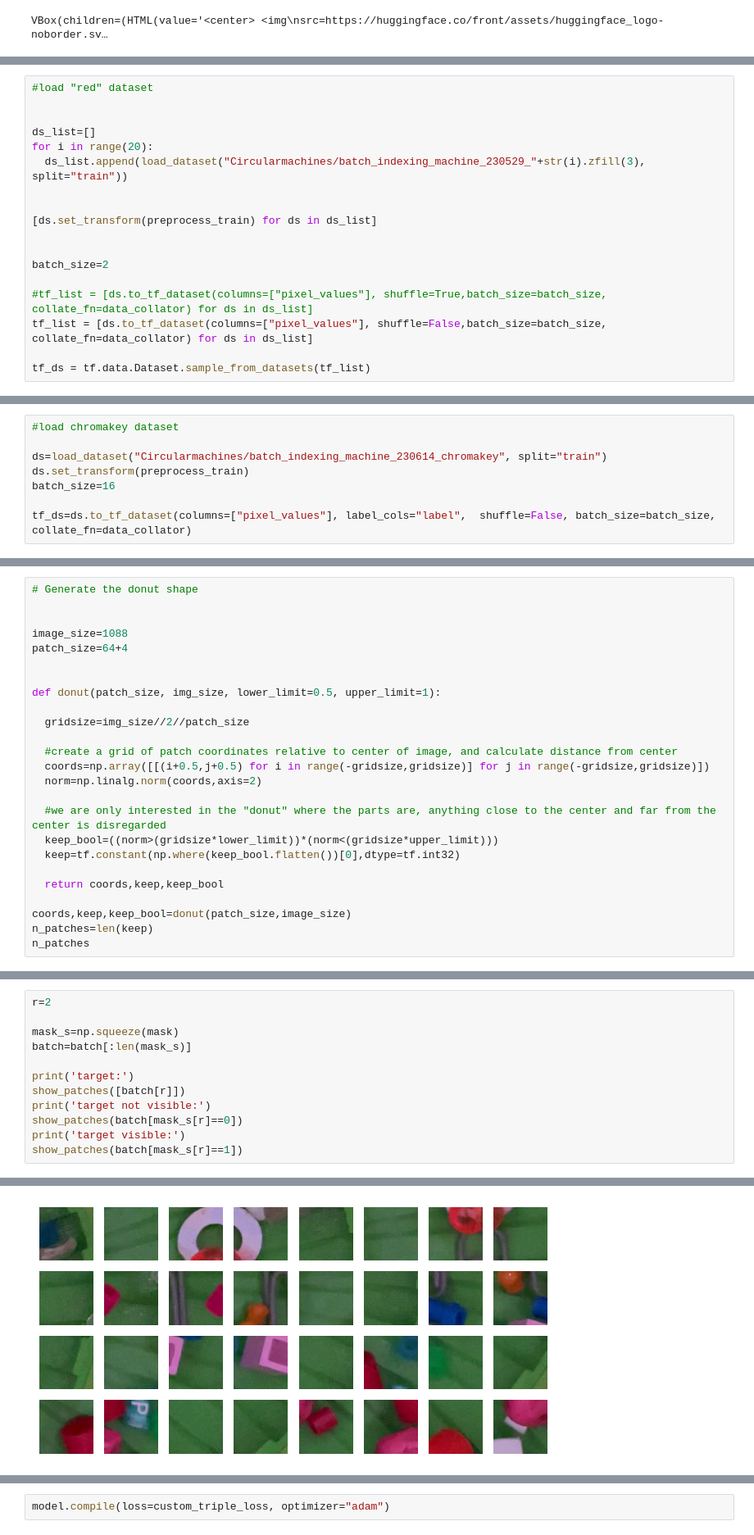
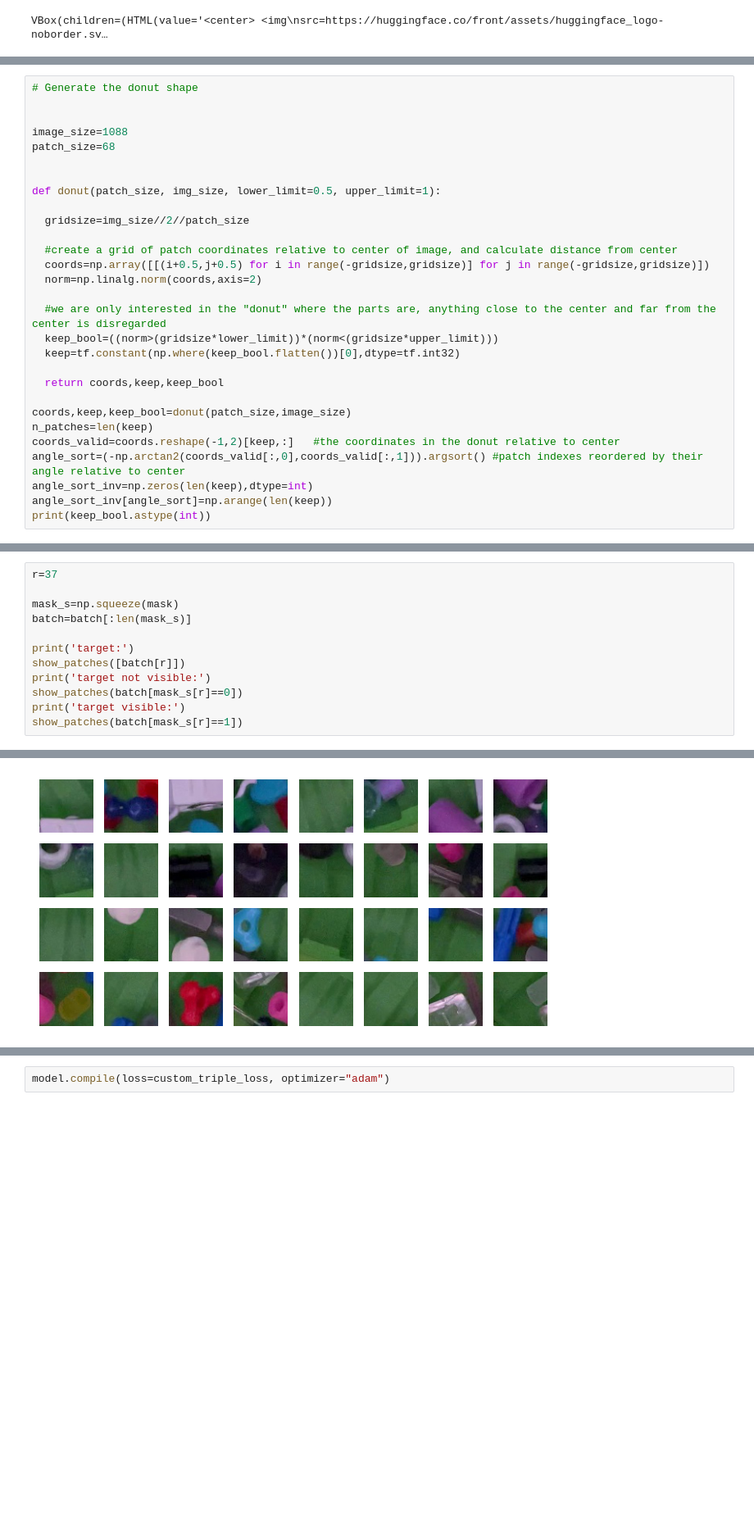
Before and after one commit to circularmachines/batch_indexing_machine, a Jupyter notebook: Train_foundation_model.ipynb, the cells around one changed output, grey strips where cells are left out. Shown at 82% size. Saved outputs shown, nothing was run; the diff lists cells and outputs as text; blank space fills up the shorter version.

```diff
--- a/Train_foundation_model.ipynb
+++ b/Train_foundation_model.ipynb
@@ -108,21 +83,3 @@ def preprocess_val(example_batch):
-# %%
-#load "red" dataset
-
-
-ds_list=[]
-for i in range(20):
-  ds_list.append(load_dataset("Circularmachines/batch_indexing_machine_230529_"+str(i).zfill(3), split="train"))
-
-
-[ds.set_transform(preprocess_train) for ds in ds_list]
-
-
-batch_size=2
-
-#tf_list = [ds.to_tf_dataset(columns=["pixel_values"], shuffle=True,batch_size=batch_size, collate_fn=data_collator) for ds in ds_list]
-tf_list = [ds.to_tf_dataset(columns=["pixel_values"], shuffle=False,batch_size=batch_size, collate_fn=data_collator) for ds in ds_list]
-
-tf_ds = tf.data.Dataset.sample_from_datasets(tf_list)
 # %%
 #load green dataset
 
@@ -143,11 +96,3 @@ Old behaviour: columns=['a'], labels=['labels'] -> (tf.Tensor, tf.Tensor)
 New behaviour: columns=['a'],labels=['labels'] -> ({'a': tf.Tensor}, {'labels': tf.Tensor})
              : columns='a', labels='labels' -> (tf.Tensor, tf.Tensor)
   warnings.warn(
-# %%
-#load chromakey dataset
-
-ds=load_dataset("Circularmachines/batch_indexing_machine_230614_chromakey", split="train")
-ds.set_transform(preprocess_train)
-batch_size=16
-
-tf_ds=ds.to_tf_dataset(columns=["pixel_values"], label_cols="label",  shuffle=False, batch_size=batch_size, collate_fn=data_collator)
@@ -189,7 +116,7 @@ for s in show:
 
 
 image_size=1088
-patch_size=64+4
+patch_size=68
 
 
 def donut(patch_size, img_size, lower_limit=0.5, upper_limit=1):
@@ -208,5 +135,9 @@ def donut(patch_size, img_size, lower_limit=0.5, upper_limit=1):
 
 coords,keep,keep_bool=donut(patch_size,image_size)
 n_patches=len(keep)
-n_patches
+coords_valid=coords.reshape(-1,2)[keep,:]   #the coordinates in the donut relative to center
+angle_sort=(-np.arctan2(coords_valid[:,0],coords_valid[:,1])).argsort() #patch indexes reordered by their angle relative to center
+angle_sort_inv=np.zeros(len(keep),dtype=int)
+angle_sort_inv[angle_sort]=np.arange(len(keep))
+print(keep_bool.astype(int))
 # %% [output]
@@ -353,7 +277,7 @@ show_patches(batch[0:64])
 # %% [output]
 [figure]
 # %%
-r=2
+r=37
 
 mask_s=np.squeeze(mask)
 batch=batch[:len(mask_s)]
@@ -372,2 +296,2 @@ target not visible:
 target visible:
-[figure, old version]
+[figure, new version]
```
Also changed, not shown: parts of 23 cells of this notebook.
